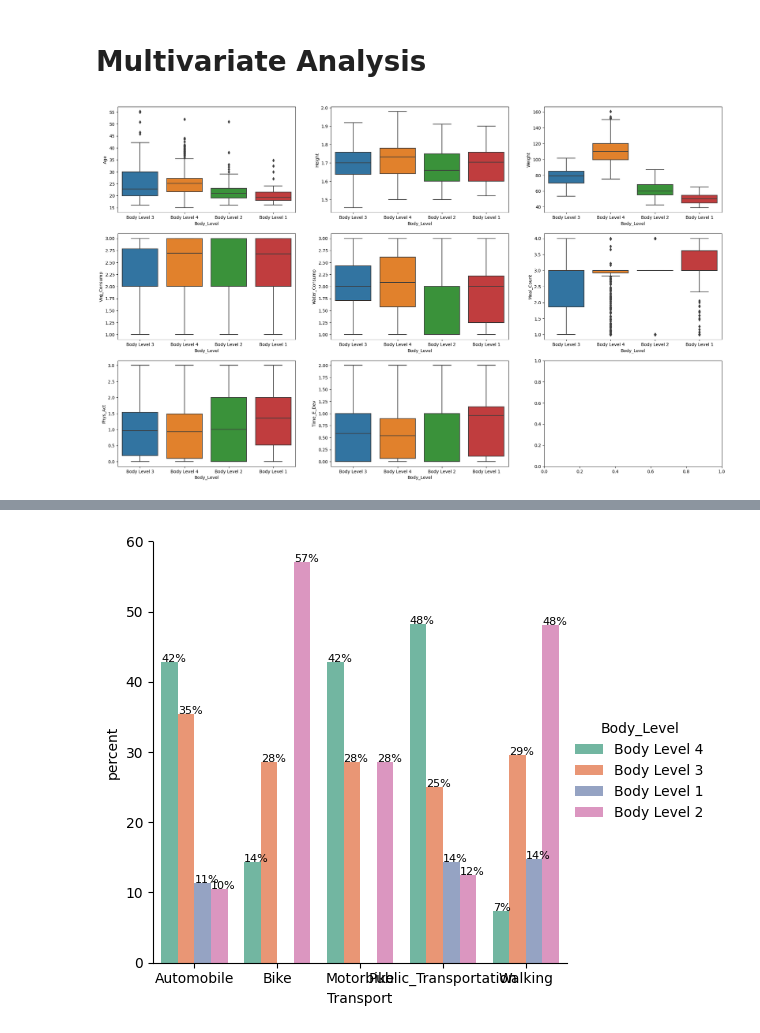
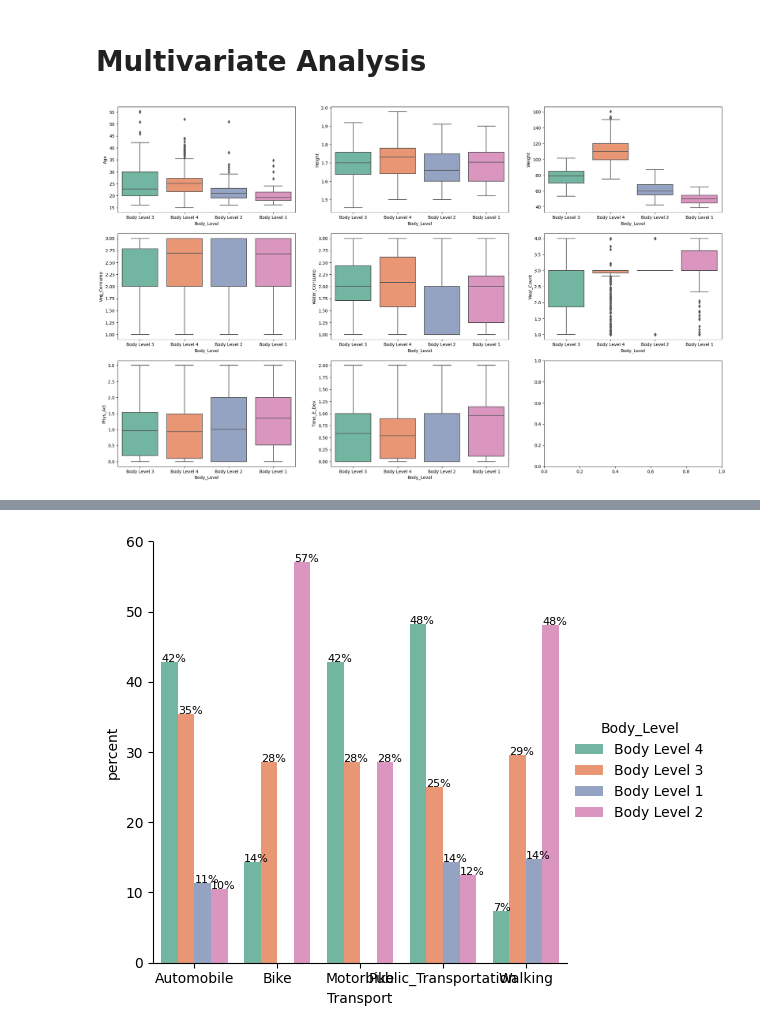
Before and after one commit to yahia3200/Body-Level-Classification, a Jupyter notebook: notebooks/dataset_analysis.ipynb, the cells around one changed output, grey strips where cells are left out. Drawn from its saved outputs; the diff is of its cells as text; code cells hidden in the pictures.

```diff
--- a/notebooks/dataset_analysis.ipynb
+++ b/notebooks/dataset_analysis.ipynb
@@ -99,9 +109,11 @@ for i, feature in enumerate(categorical_features):
 # %%
 # relationship between numerical features and target variable
 fig, axes = plt.subplots(3, 3, figsize=(25, 15))
 for i, feature in enumerate(numerical_features):
-    sns.boxplot(x=target, y=feature, data=data, ax=axes[i//3, i%3])
+    sns.boxplot(x=target, y=feature, data=data, ax=axes[i//3, i%3], palette='Set2')
     axes[i//3, i%3].set_xticklabels(axes[i//3, i%3].get_xticklabels(), rotation=0, fontsize=10)
-plt.show()
+
+plt.savefig('../figures/numerical_features_boxplot.png', dpi=300, bbox_inches='tight')
+# plt.show()
 # %% [output]
-[figure, old version]
+[figure, new version]
```
Also changed, not shown: parts of 4 cells of this notebook, 5 other files.
